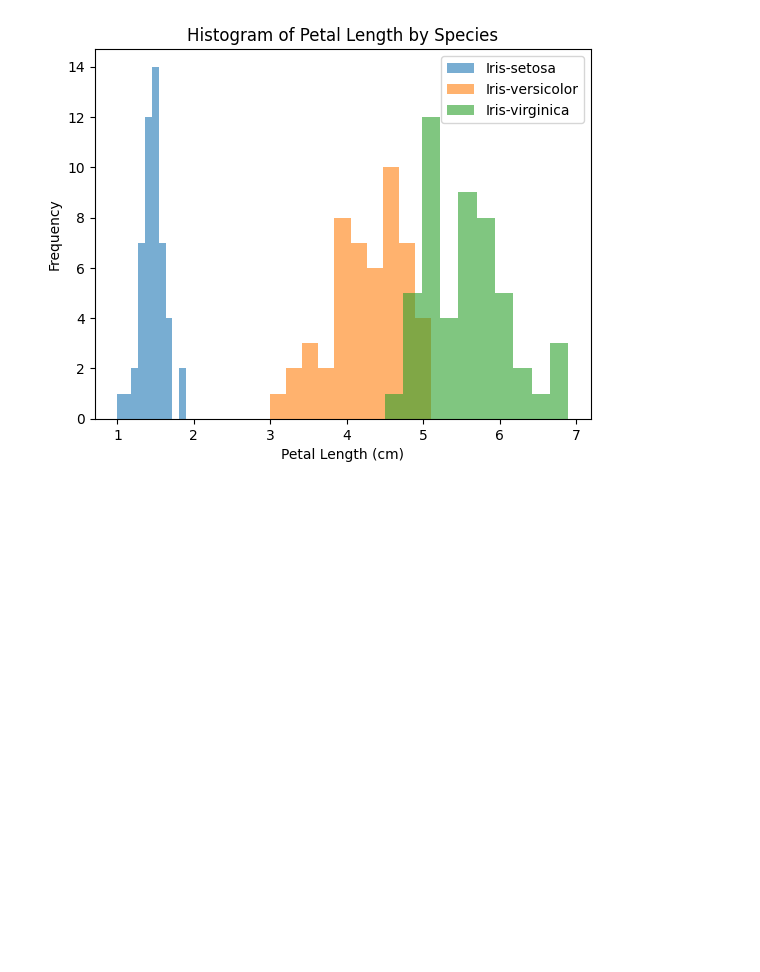
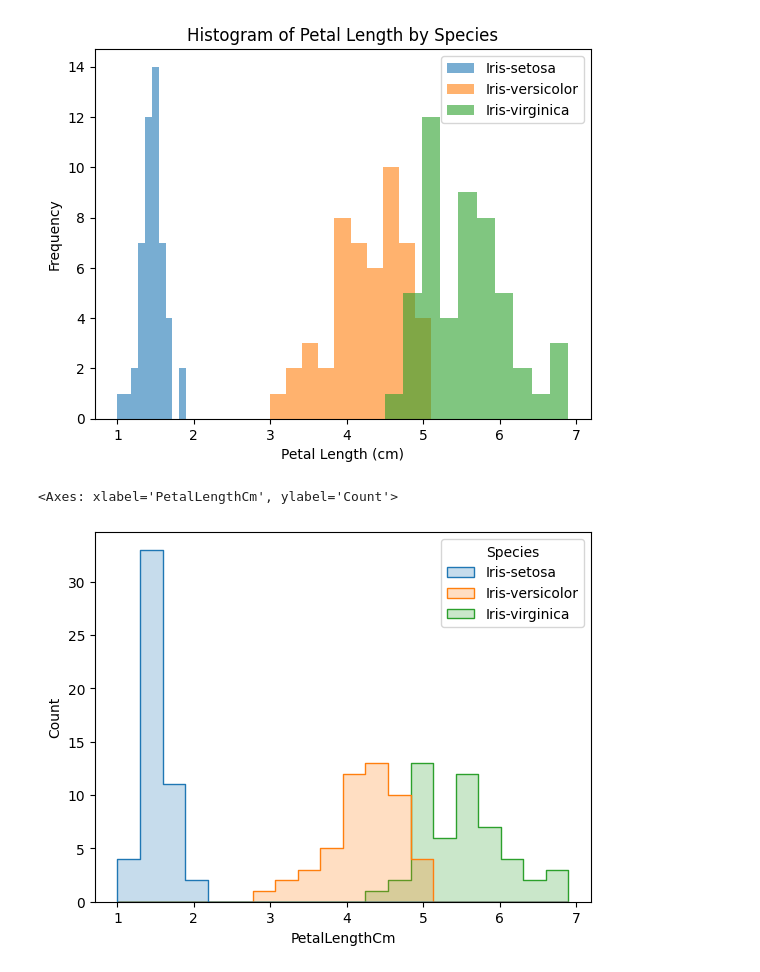
Before and after one commit to ave-bell/Clinical_TLB_2023-2024, a Jupyter notebook: Python_for_Data_Science/Chapter2_DataVisualization.ipynb, the cells around one changed output. Saved outputs shown, nothing was run; the diff lists cells and outputs as text; code cells hidden in the pictures; blank space fills up the shorter version.

```diff
--- a/Python_for_Data_Science/Chapter2_DataVisualization.ipynb
+++ b/Python_for_Data_Science/Chapter2_DataVisualization.ipynb
@@ -97,3 +104,8 @@ ax.legend()
 plt.show()
 # %% [output]
 [figure]
+# %%
+sns.histplot(data=iris_df, x='PetalLengthCm', hue='Species', bins=20, element='step', )
+# %% [output]
+<Axes: xlabel='PetalLengthCm', ylabel='Count'>
+[figure, added]
```
Also changed, not shown: parts of 7 cells of this notebook, 4 other files.
